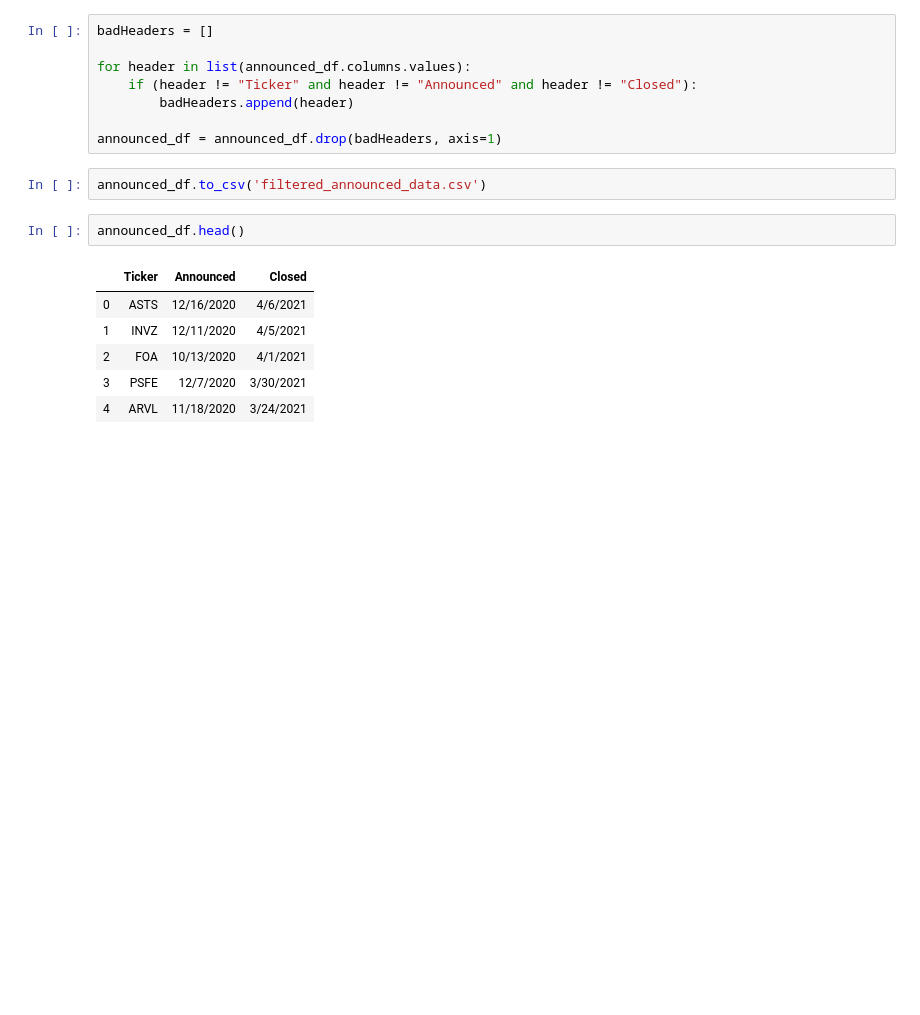
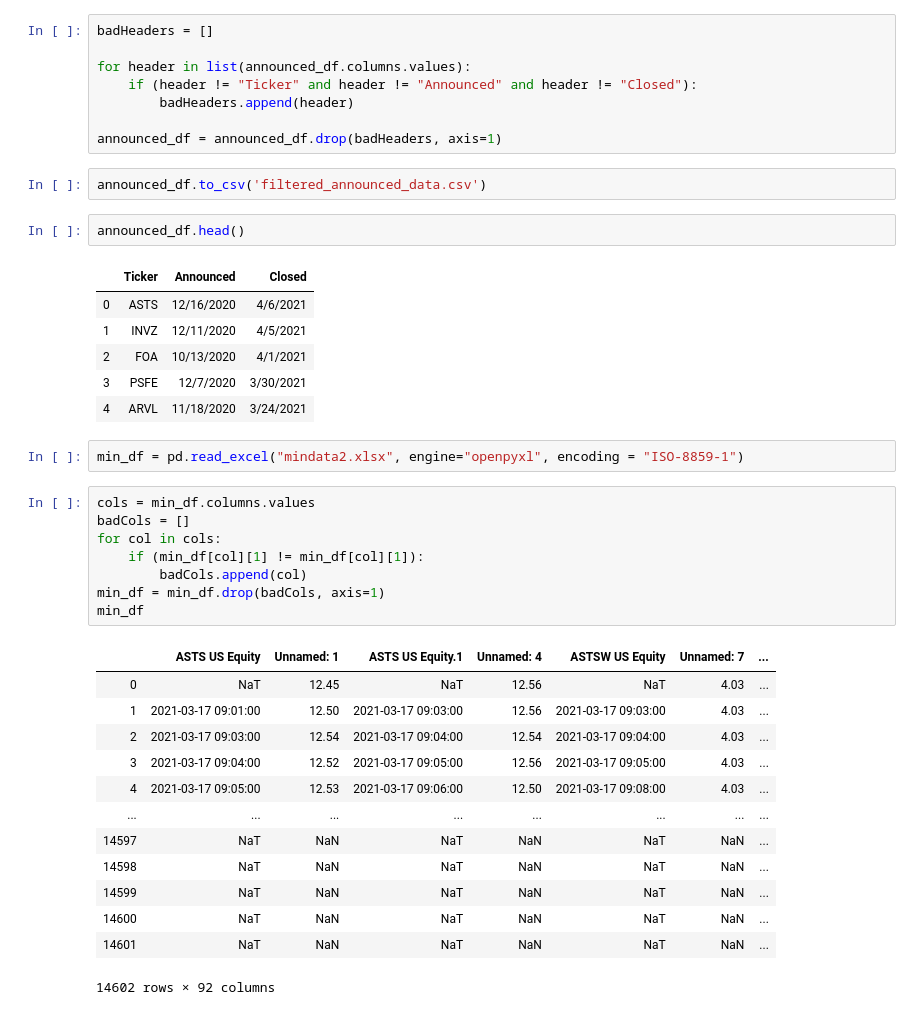
Before and after one commit to rahinroy/spac-ucf, a Jupyter notebook: MN data cleaner.ipynb, the cells around one changed output. Cells and saved outputs as stored; diff of their text form; blank space fills up the shorter version.

```diff
--- a/MN data cleaner.ipynb
+++ b/MN data cleaner.ipynb
@@ -148,3 +141,27 @@ announced_df.head()
 | 2 | FOA | 10/13/2020 | 4/1/2021 |
 | 3 | PSFE | 12/7/2020 | 3/30/2021 |
 | 4 | ARVL | 11/18/2020 | 3/24/2021 |
+# %%
+min_df = pd.read_excel("mindata2.xlsx", engine="openpyxl", encoding = "ISO-8859-1")
+# %%
+cols = min_df.columns.values
+badCols = []
+for col in cols:
+    if (min_df[col][1] != min_df[col][1]):
+        badCols.append(col)
+min_df = min_df.drop(badCols, axis=1)
+min_df
+# %% [output]
+|  | ASTS US Equity | Unnamed: 1 | ASTS US Equity.1 | Unnamed: 4 | ASTSW US Equity | Unnamed: 7 | ... |
+| 0 | NaT | 12.45 | NaT | 12.56 | NaT | 4.03 | ... |
+| 1 | 2021-03-17 09:01:00 | 12.50 | 2021-03-17 09:03:00 | 12.56 | 2021-03-17 09:03:00 | 4.03 | ... |
+| 2 | 2021-03-17 09:03:00 | 12.54 | 2021-03-17 09:04:00 | 12.54 | 2021-03-17 09:04:00 | 4.03 | ... |
+| 3 | 2021-03-17 09:04:00 | 12.52 | 2021-03-17 09:05:00 | 12.56 | 2021-03-17 09:05:00 | 4.03 | ... |
+| 4 | 2021-03-17 09:05:00 | 12.53 | 2021-03-17 09:06:00 | 12.50 | 2021-03-17 09:08:00 | 4.03 | ... |
+| ... | ... | ... | ... | ... | ... | ... | ... |
+| 14597 | NaT | NaN | NaT | NaN | NaT | NaN | ... |
+| 14598 | NaT | NaN | NaT | NaN | NaT | NaN | ... |
+| 14599 | NaT | NaN | NaT | NaN | NaT | NaN | ... |
+| 14600 | NaT | NaN | NaT | NaN | NaT | NaN | ... |
+| 14601 | NaT | NaN | NaT | NaN | NaT | NaN | ... |
+14602 rows × 92 columns
```
Also changed, not shown: parts of 3 cells of this notebook, 1 other file.
